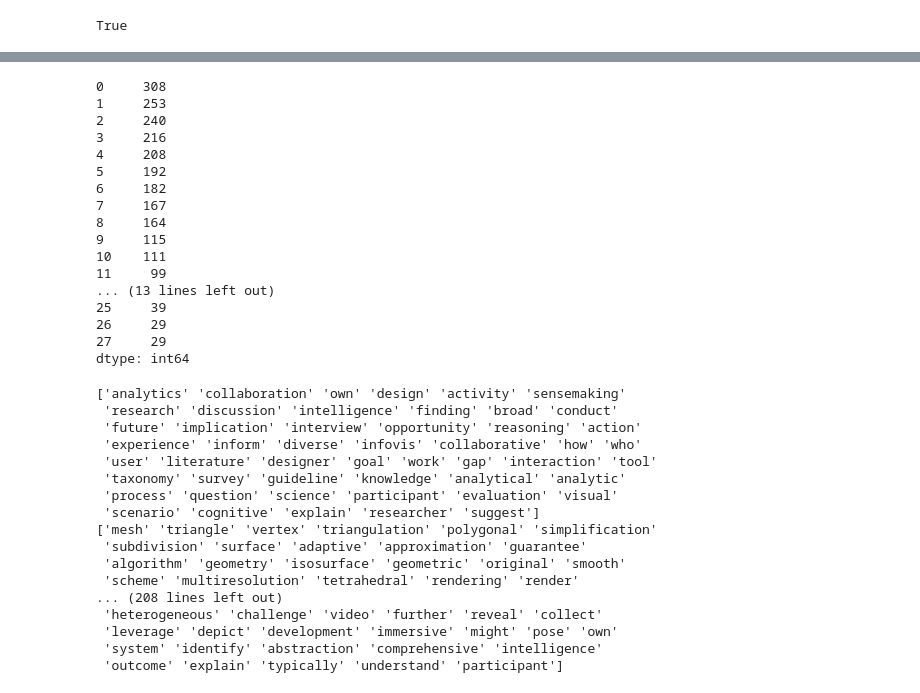
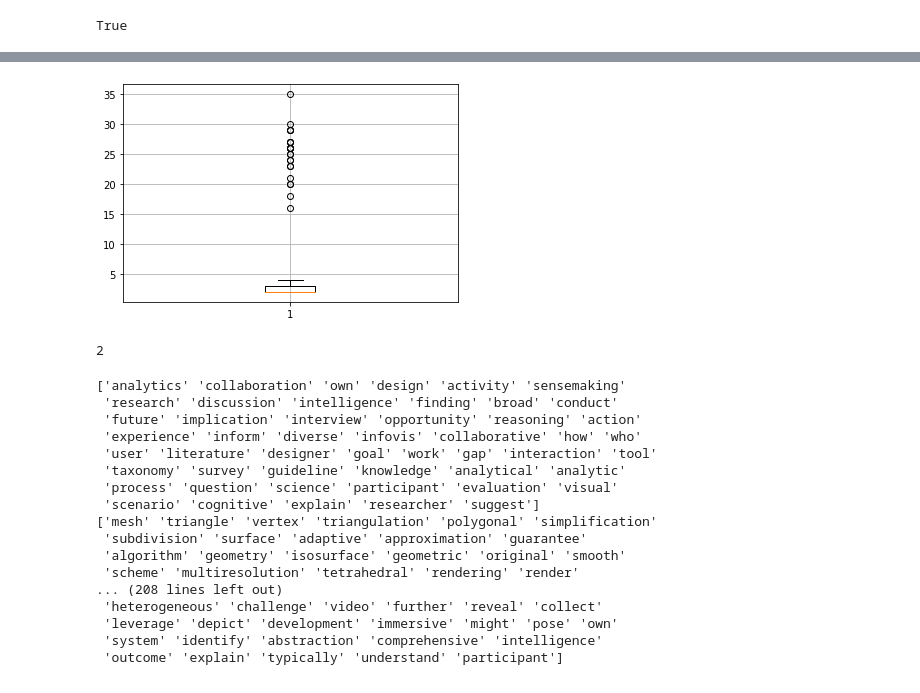
Before and after one commit to vdslab/aggregated-document-dendrogram, a Jupyter notebook: ipynb/judgit/visdata_top2vec.ipynb, the cells around one changed output, grey strips where cells are left out. Drawn from its saved outputs; the diff is of its cells as text; code cells hidden in the pictures.

```diff
--- a/ipynb/judgit/visdata_top2vec.ipynb
+++ b/ipynb/judgit/visdata_top2vec.ipynb
@@ -149,3 +132,7 @@ for i, (title, abstract) in enumerate(zip(df['Title'], df['Abstract'])):
 # %%
 from top2vec import Top2Vec
-model = Top2Vec(documents)
+
+tmp = []
+for i in range(100):
+    model = Top2Vec(documents)
+    tmp.append(model)
@@ -158,25 +139,22 @@ model = Top2Vec(documents)
+# %%
+%matplotlib inline
+import numpy as np
+import matplotlib.pyplot as plt
+
+tmp_size = []
+for model in tmp:
+    tmp_size.append(len(model.topic_sizes))
+plt.grid()
+plt.boxplot(tmp_size)
+plt.show()
+# %% [output]
+[figure, added]
 # %%
 model.save('/content/drive/MyDrive/Colab Notebooks/judgit/VisdataTop2Vec220516.model')
-# %%
-model.topic_sizes
-# %% [output]
-0     308
-1     253
-2     240
-3     216
-4     208
-5     192
-6     182
-7     167
-8     164
-9     115
-10    111
-11     99
-... (13 lines left out)
-25     39
-26     29
-27     29
-dtype: int64
+# %%
+len(tmp[0].topic_sizes)
+# %% [output]
+2
 # %%
 for words in model.topic_words:
     print(words)
```
Also changed, not shown: parts of 21 cells of this notebook.
